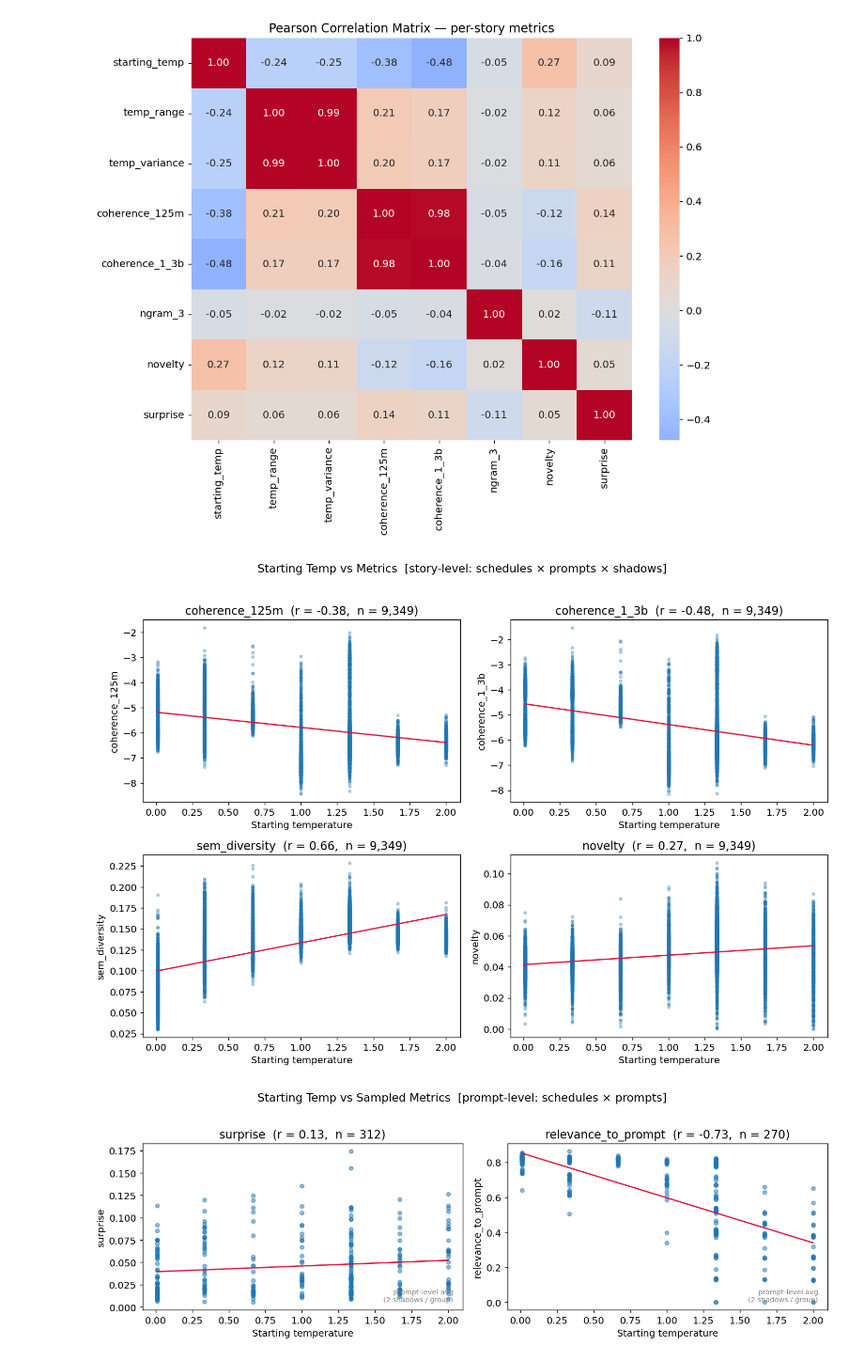
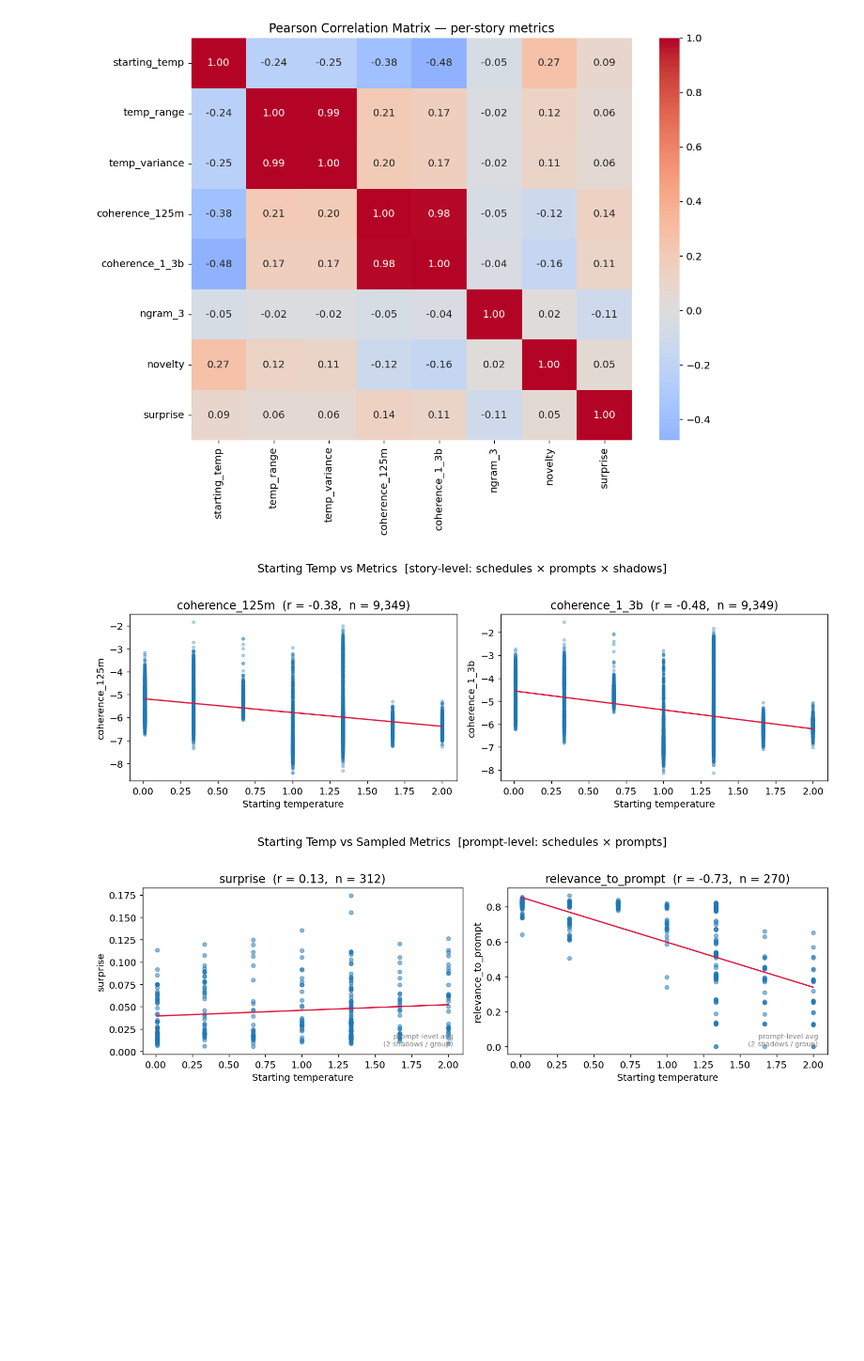
Before and after one commit to daphnabal/nlp_final_project, a Jupyter notebook: final-code/notebooks/final_analysis.ipynb, the cells around one changed output. Shown at 94% size. Drawn from its saved outputs; the diff is of its cells as text; code cells hidden in the pictures; blank space fills up the shorter version.

```diff
--- a/final-code/notebooks/final_analysis.ipynb
+++ b/final-code/notebooks/final_analysis.ipynb
@@ -914,0 +952,3 @@ Master DataFrame: 9,379 rows x 16 columns
+# %%
+sampled_metrics = ['surprise', 'relevance_to_prompt']
+df.drop(columns=sampled_metrics, inplace=True)
@@ -914,0 +959,8 @@ Master DataFrame: 9,379 rows x 16 columns
+# %%
+prompt_df = (
+    df.groupby(['schedule', 'prompt_id'], dropna=False)[sampled_metrics]
+    .mean()
+    .reset_index()
+)
+# %%
+prompt_df = prompt_df[['schedule', 'prompt_id'] + sampled_metrics]
@@ -914,0 +983,2 @@ Master DataFrame: 9,379 rows x 16 columns
+# %%
+df=df.merge(prompt_df, on=['schedule', 'prompt_id'], suffixes=('', '_prompt'), how='left')
@@ -1053,38 +1292,39 @@ plt.show()
 # Metrics here are computed for every story → true per-story data.
 # df shape: (n_schedules × n_prompts × n_shadows) rows  ≈  9,900
 
-metric_cols = ['coherence_125m', 'coherence_1_3b',
-               'sem_diversity', 'novelty']
+metric_cols = ['coherence_125m', 'coherence_1_3b']
+# metric_cols= [ 'sem_diversity', 'novelty']
 metric_cols = [c for c in metric_cols if c in df.columns]
 
 n = len(metric_cols)
 ncols = 2
 nrows = (n + ncols - 1) // ncols
 
 fig, axes = plt.subplots(nrows, ncols, figsize=(6 * ncols, 4 * nrows))
 axes = axes.flatten()
 
 for i, col in enumerate(metric_cols):
     ax = axes[i]
     sub = df[['starting_temp', col]].dropna()
     ax.scatter(sub['starting_temp'], sub[col], alpha=0.3, s=10)
     m, b = np.polyfit(sub['starting_temp'], sub[col], 1)
     x_line = np.linspace(sub['starting_temp'].min(), sub['starting_temp'].max(), 100)
     ax.plot(x_line, m * x_line + b, color='crimson', linewidth=1.5)
     r = sub['starting_temp'].corr(sub[col])
     ax.set_title(f'{col}  (r = {r:.2f},  n = {len(sub):,})')
     ax.set_xlabel('Starting temperature')
     ax.set_ylabel(col)
 
 for j in range(i + 1, len(axes)):
     axes[j].set_visible(False)
 
 fig.suptitle('Starting Temp vs Metrics  [story-level: schedules × prompts × shadows]',
              fontsize=13, y=1.02)
 plt.tight_layout()
+plt.savefig('coherence_correlations.pdf', bbox_inches='tight')
 plt.show()
 # %% [output]
-[figure, old version]
+[figure, new version]
 # %%
 # ── 5d. Starting Temp vs Sampled Metrics (prompt-level) ──────────────────────
 #
```
Also changed, not shown: parts of 15 cells of this notebook.
